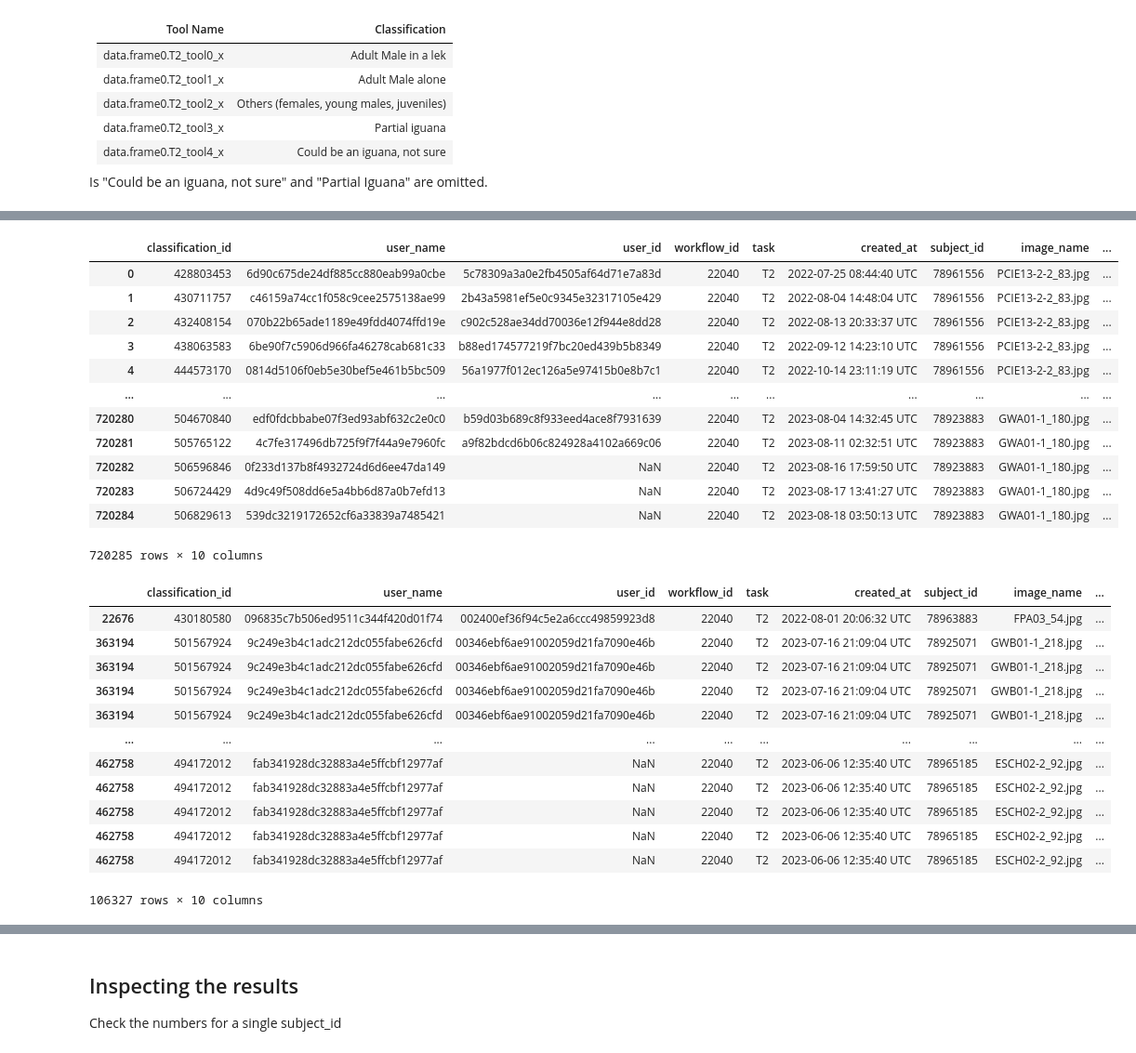
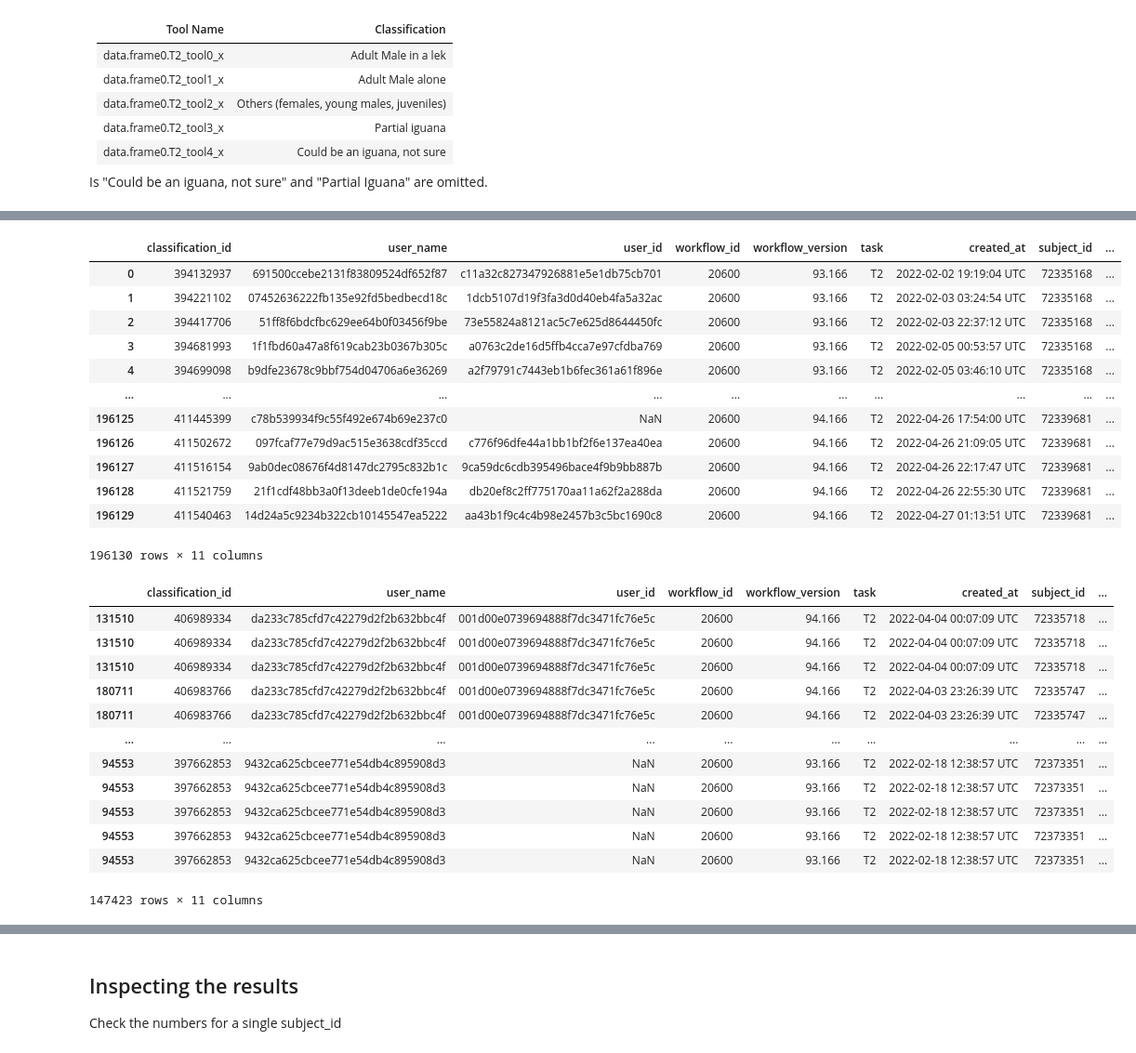
Before and after one commit to cwinkelmann/iguanas-from-above-zooniverse, a Jupyter notebook: Panoptes_Data_Prep.ipynb, the cells around one changed output, grey strips where cells are left out. Shown at 93% size. Saved outputs shown, nothing was run; the diff lists cells and outputs as text; code cells hidden in the pictures.

```diff
--- a/Panoptes_Data_Prep.ipynb
+++ b/Panoptes_Data_Prep.ipynb
@@ -10,11 +10,11 @@ from pathlib import Path
 #phase_tag = "Iguanas 1st launch"
 #data_folder = "./data/phase_1"
 
-# phase_tag = "Iguanas 2nd launch"
-# data_folder = "./data/phase_2"
+phase_tag = "Iguanas 2nd launch"
+data_folder = "./data/phase_2"
 
-phase_tag = "Iguanas 3rd launch"
-data_folder = "./data/phase_3"
+#phase_tag = "Iguanas 3rd launch"
+#data_folder = "./data/phase_3"
 
 workflow_id_p1 = 14370.0
 workflow_id_p2 = 20600.0
@@ -23,14 +23,14 @@ workflow_id_p3 = 22040.0
 input_path = Path("/Users/christian/data/zooniverse")
 
 # use_gold_standard_subset = "expert" # Use the expert-GS-Xphase as the basis
-output_path = Path("/Users/christian/data/zooniverse/2024_04_12_analysis").joinpath(phase_tag).resolve()
+output_path = Path("/Users/christian/data/zooniverse/2024_04_16_analysis").joinpath(phase_tag).resolve()
 
 output_plot_path = output_path.joinpath("plots")
 output_plot_path.mkdir(parents=True, exist_ok=True)
 
+reprocess = False
+
 config = get_config(phase_tag=phase_tag, input_path=input_path, output_path=output_path)
-
-
 config
 # %% [output]
 {'annotations_source': PosixPath('/Users/christian/data/zooniverse/IguanasFromAbove/2023-10-15/iguanas-from-above-classifications.csv'),
@@ -200,8 +195,7 @@ if data_folder == "./data/phase_2":
     df_panoptes_question_2 = pd.read_csv(f"{data_folder}/V93.166/question_extractor_extractions.csv", sep=",")
     df_panoptes_question_3 = pd.read_csv(f"{data_folder}/V94.166/question_extractor_extractions.csv", sep=",")
 
-
-    df_panoptes_point_extractor = pd.concat([df_panoptes_point_extractor_1, df_panoptes_point_extractor_2, df_panoptes_point_extractor_2], axis=0)
+    df_panoptes_point_extractor = pd.concat([df_panoptes_point_extractor_1, df_panoptes_point_extractor_2, df_panoptes_point_extractor_3], axis=0)
     df_panoptes_question = pd.concat([df_panoptes_question_1, df_panoptes_question_2, df_panoptes_question_3], axis=0)
 
     df_panotes_rectangle_extractor_1
@@ -417,25 +410,25 @@ See the caveats in the documentation: https://pandas.pydata.org/pandas-docs/stab
 # %%
 df_panoptes_point_extractor_r = df_panoptes_point_extractor_r[
-    ['classification_id', 'user_name', 'user_id', 'workflow_id', 'task',
+    ['classification_id', 'user_name', 'user_id', 'workflow_id',  'workflow_version', 'task',
      'created_at', 'subject_id', "image_name",
      'x', 'y'
      ]].reset_index(drop=True)
 
 df_panoptes_point_extractor_r
 # %% [output]
-|  | classification_id | user_name | user_id | workflow_id | task | created_at | subject_id | image_name | ... |
-| 0 | 428803453 | 6d90c675de24df885cc880eab99a0cbe | 5c78309a3a0e2fb4505af64d71e7a83d | 22040 | T2 | 2022-07-25 08:44:40 UTC | 78961556 | PCIE13-2-2_83.jpg | ... |
-| 1 | 430711757 | c46159a74cc1f058c9cee2575138ae99 | 2b43a5981ef5e0c9345e32317105e429 | 22040 | T2 | 2022-08-04 14:48:04 UTC | 78961556 | PCIE13-2-2_83.jpg | ... |
-| 2 | 432408154 | 070b22b65ade1189e49fdd4074ffd19e | c902c528ae34dd70036e12f944e8dd28 | 22040 | T2 | 2022-08-13 20:33:37 UTC | 78961556 | PCIE13-2-2_83.jpg | ... |
-| 3 | 438063583 | 6be90f7c5906d966fa46278cab681c33 | b88ed174577219f7bc20ed439b5b8349 | 22040 | T2 | 2022-09-12 14:23:10 UTC | 78961556 | PCIE13-2-2_83.jpg | ... |
-| 4 | 444573170 | 0814d5106f0eb5e30bef5e461b5bc509 | 56a1977f012ec126a5e97415b0e8b7c1 | 22040 | T2 | 2022-10-14 23:11:19 UTC | 78961556 | PCIE13-2-2_83.jpg | ... |
+|  | classification_id | user_name | user_id | workflow_id | workflow_version | task | created_at | subject_id | ... |
+| 0 | 394132937 | 691500ccebe2131f83809524df652f87 | c11a32c827347926881e5e1db75cb701 | 20600 | 93.166 | T2 | 2022-02-02 19:19:04 UTC | 72335168 | ... |
+| 1 | 394221102 | 07452636222fb135e92fd5bedbecd18c | 1dcb5107d19f3fa3d0d40eb4fa5a32ac | 20600 | 93.166 | T2 | 2022-02-03 03:24:54 UTC | 72335168 | ... |
+| 2 | 394417706 | 51ff8f6bdcfbc629ee64b0f03456f9be | 73e55824a8121ac5c7e625d8644450fc | 20600 | 93.166 | T2 | 2022-02-03 22:37:12 UTC | 72335168 | ... |
+| 3 | 394681993 | 1f1fbd60a47a8f619cab23b0367b305c | a0763c2de16d5ffb4cca7e97cfdba769 | 20600 | 93.166 | T2 | 2022-02-05 00:53:57 UTC | 72335168 | ... |
+| 4 | 394699098 | b9dfe23678c9bbf754d04706a6e36269 | a2f79791c7443eb1b6fec361a61f896e | 20600 | 93.166 | T2 | 2022-02-05 03:46:10 UTC | 72335168 | ... |
 | ... | ... | ... | ... | ... | ... | ... | ... | ... | ... |
-| 720280 | 504670840 | edf0fdcbbabe07f3ed93abf632c2e0c0 | b59d03b689c8f933eed4ace8f7931639 | 22040 | T2 | 2023-08-04 14:32:45 UTC | 78923883 | GWA01-1_180.jpg | ... |
-| 720281 | 505765122 | 4c7fe317496db725f9f7f44a9e7960fc | a9f82bdcd6b06c824928a4102a669c06 | 22040 | T2 | 2023-08-11 02:32:51 UTC | 78923883 | GWA01-1_180.jpg | ... |
-| 720282 | 506596846 | 0f233d137b8f4932724d6d6ee47da149 | NaN | 22040 | T2 | 2023-08-16 17:59:50 UTC | 78923883 | GWA01-1_180.jpg | ... |
-| 720283 | 506724429 | 4d9c49f508dd6e5a4bb6d87a0b7efd13 | NaN | 22040 | T2 | 2023-08-17 13:41:27 UTC | 78923883 | GWA01-1_180.jpg | ... |
-| 720284 | 506829613 | 539dc3219172652cf6a33839a7485421 | NaN | 22040 | T2 | 2023-08-18 03:50:13 UTC | 78923883 | GWA01-1_180.jpg | ... |
+| 196125 | 411445399 | c78b539934f9c55f492e674b69e237c0 | NaN | 20600 | 94.166 | T2 | 2022-04-26 17:54:00 UTC | 72339681 | ... |
+| 196126 | 411502672 | 097fcaf77e79d9ac515e3638cdf35ccd | c776f96dfe44a1bb1bf2f6e137ea40ea | 20600 | 94.166 | T2 | 2022-04-26 21:09:05 UTC | 72339681 | ... |
+| 196127 | 411516154 | 9ab0dec08676f4d8147dc2795c832b1c | 9ca59dc6cdb395496bace4f9b9bb887b | 20600 | 94.166 | T2 | 2022-04-26 22:17:47 UTC | 72339681 | ... |
+| 196128 | 411521759 | 21f1cdf48bb3a0f13deeb1de0cfe194a | db20ef8c2ff775170aa11a62f2a288da | 20600 | 94.166 | T2 | 2022-04-26 22:55:30 UTC | 72339681 | ... |
+| 196129 | 411540463 | 14d24a5c9234b322cb10145547ea5222 | aa43b1f9c4c4b98e2457b3c5bc1690c8 | 20600 | 94.166 | T2 | 2022-04-27 01:13:51 UTC | 72339681 | ... |
-720285 rows × 10 columns
+196130 rows × 11 columns
 # %%
 # explode the lists of marks per user into one row per mark
 df_panoptes_point_extractor_r_ex = df_panoptes_point_extractor_r.apply(lambda x: x.explode() if x.name in ['x', 'y'] else x)
@@ -444,19 +437,19 @@ df_panoptes_point_extractor_r_ex = df_panoptes_point_extractor_r.apply(lambda x:
 df_panoptes_point_extractor_r_ex_dropped = df_panoptes_point_extractor_r_ex.dropna(subset=['x', 'y'], how='all').sort_values(by=['user_id', 'subject_id', 'task', 'created_at'])
 df_panoptes_point_extractor_r_ex_dropped
 # %% [output]
-|  | classification_id | user_name | user_id | workflow_id | task | created_at | subject_id | image_name | ... |
-| 22676 | 430180580 | 096835c7b506ed9511c344f420d01f74 | 002400ef36f94c5e2a6ccc49859923d8 | 22040 | T2 | 2022-08-01 20:06:32 UTC | 78963883 | FPA03_54.jpg | ... |
-| 363194 | 501567924 | 9c249e3b4c1adc212dc055fabe626cfd | 00346ebf6ae91002059d21fa7090e46b | 22040 | T2 | 2023-07-16 21:09:04 UTC | 78925071 | GWB01-1_218.jpg | ... |
-| 363194 | 501567924 | 9c249e3b4c1adc212dc055fabe626cfd | 00346ebf6ae91002059d21fa7090e46b | 22040 | T2 | 2023-07-16 21:09:04 UTC | 78925071 | GWB01-1_218.jpg | ... |
-| 363194 | 501567924 | 9c249e3b4c1adc212dc055fabe626cfd | 00346ebf6ae91002059d21fa7090e46b | 22040 | T2 | 2023-07-16 21:09:04 UTC | 78925071 | GWB01-1_218.jpg | ... |
-| 363194 | 501567924 | 9c249e3b4c1adc212dc055fabe626cfd | 00346ebf6ae91002059d21fa7090e46b | 22040 | T2 | 2023-07-16 21:09:04 UTC | 78925071 | GWB01-1_218.jpg | ... |
+|  | classification_id | user_name | user_id | workflow_id | workflow_version | task | created_at | subject_id | ... |
+| 131510 | 406989334 | da233c785cfd7c42279d2f2b632bbc4f | 001d00e0739694888f7dc3471fc76e5c | 20600 | 94.166 | T2 | 2022-04-04 00:07:09 UTC | 72335718 | ... |
+| 131510 | 406989334 | da233c785cfd7c42279d2f2b632bbc4f | 001d00e0739694888f7dc3471fc76e5c | 20600 | 94.166 | T2 | 2022-04-04 00:07:09 UTC | 72335718 | ... |
+| 131510 | 406989334 | da233c785cfd7c42279d2f2b632bbc4f | 001d00e0739694888f7dc3471fc76e5c | 20600 | 94.166 | T2 | 2022-04-04 00:07:09 UTC | 72335718 | ... |
+| 180711 | 406983766 | da233c785cfd7c42279d2f2b632bbc4f | 001d00e0739694888f7dc3471fc76e5c | 20600 | 94.166 | T2 | 2022-04-03 23:26:39 UTC | 72335747 | ... |
+| 180711 | 406983766 | da233c785cfd7c42279d2f2b632bbc4f | 001d00e0739694888f7dc3471fc76e5c | 20600 | 94.166 | T2 | 2022-04-03 23:26:39 UTC | 72335747 | ... |
 | ... | ... | ... | ... | ... | ... | ... | ... | ... | ... |
-| 462758 | 494172012 | fab341928dc32883a4e5ffcbf12977af | NaN | 22040 | T2 | 2023-06-06 12:35:40 UTC | 78965185 | ESCH02-2_92.jpg | ... |
-| 462758 | 494172012 | fab341928dc32883a4e5ffcbf12977af | NaN | 22040 | T2 | 2023-06-06 12:35:40 UTC | 78965185 | ESCH02-2_92.jpg | ... |
-| 462758 | 494172012 | fab341928dc32883a4e5ffcbf12977af | NaN | 22040 | T2 | 2023-06-06 12:35:40 UTC | 78965185 | ESCH02-2_92.jpg | ... |
-| 462758 | 494172012 | fab341928dc32883a4e5ffcbf12977af | NaN | 22040 | T2 | 2023-06-06 12:35:40 UTC | 78965185 | ESCH02-2_92.jpg | ... |
-| 462758 | 494172012 | fab341928dc32883a4e5ffcbf12977af | NaN | 22040 | T2 | 2023-06-06 12:35:40 UTC | 78965185 | ESCH02-2_92.jpg | ... |
+| 94553 | 397662853 | 9432ca625cbcee771e54db4c895908d3 | NaN | 20600 | 93.166 | T2 | 2022-02-18 12:38:57 UTC | 72373351 | ... |
+| 94553 | 397662853 | 9432ca625cbcee771e54db4c895908d3 | NaN | 20600 | 93.166 | T2 | 2022-02-18 12:38:57 UTC | 72373351 | ... |
+| 94553 | 397662853 | 9432ca625cbcee771e54db4c895908d3 | NaN | 20600 | 93.166 | T2 | 2022-02-18 12:38:57 UTC | 72373351 | ... |
+| 94553 | 397662853 | 9432ca625cbcee771e54db4c895908d3 | NaN | 20600 | 93.166 | T2 | 2022-02-18 12:38:57 UTC | 72373351 | ... |
+| 94553 | 397662853 | 9432ca625cbcee771e54db4c895908d3 | NaN | 20600 | 93.166 | T2 | 2022-02-18 12:38:57 UTC | 72373351 | ... |
-106327 rows × 10 columns
+147423 rows × 11 columns
 # %%
 # cast x and y to int
 df_panoptes_point_extractor_r_ex_dropped = df_panoptes_point_extractor_r_ex_dropped.astype({'x': 'int32', 'y': 'int32'})
```
Also changed, not shown: parts of 14 cells of this notebook, 2 other files.
